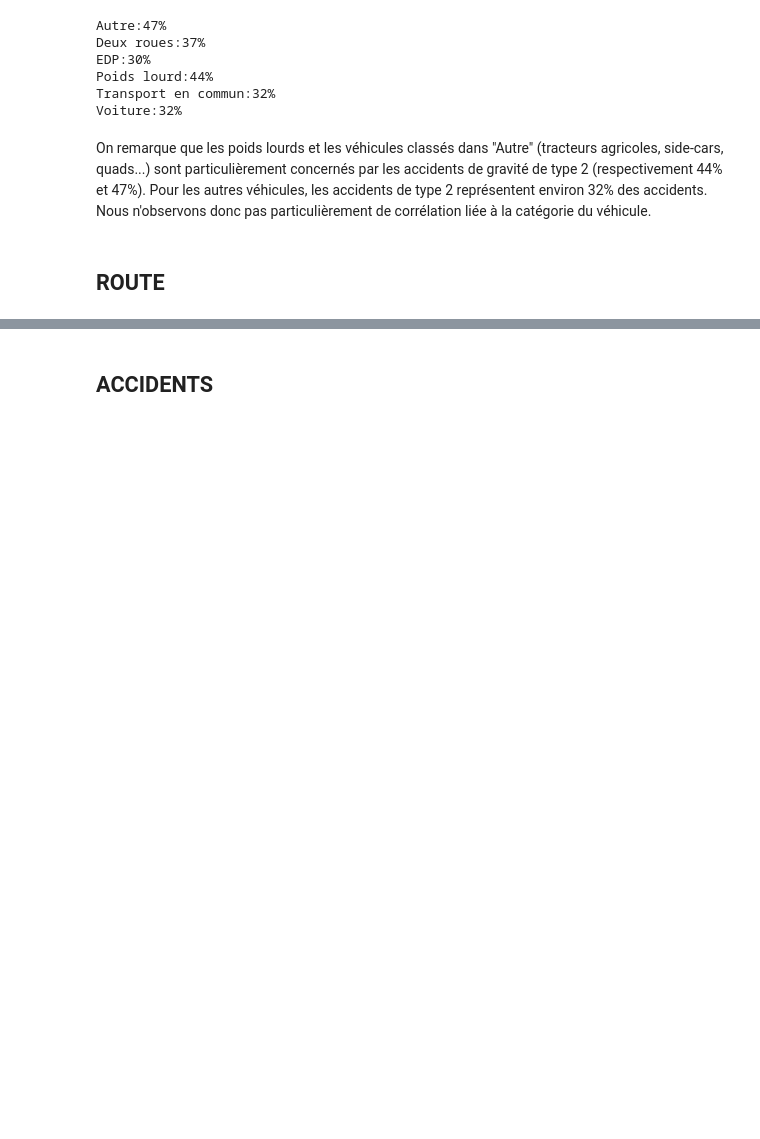
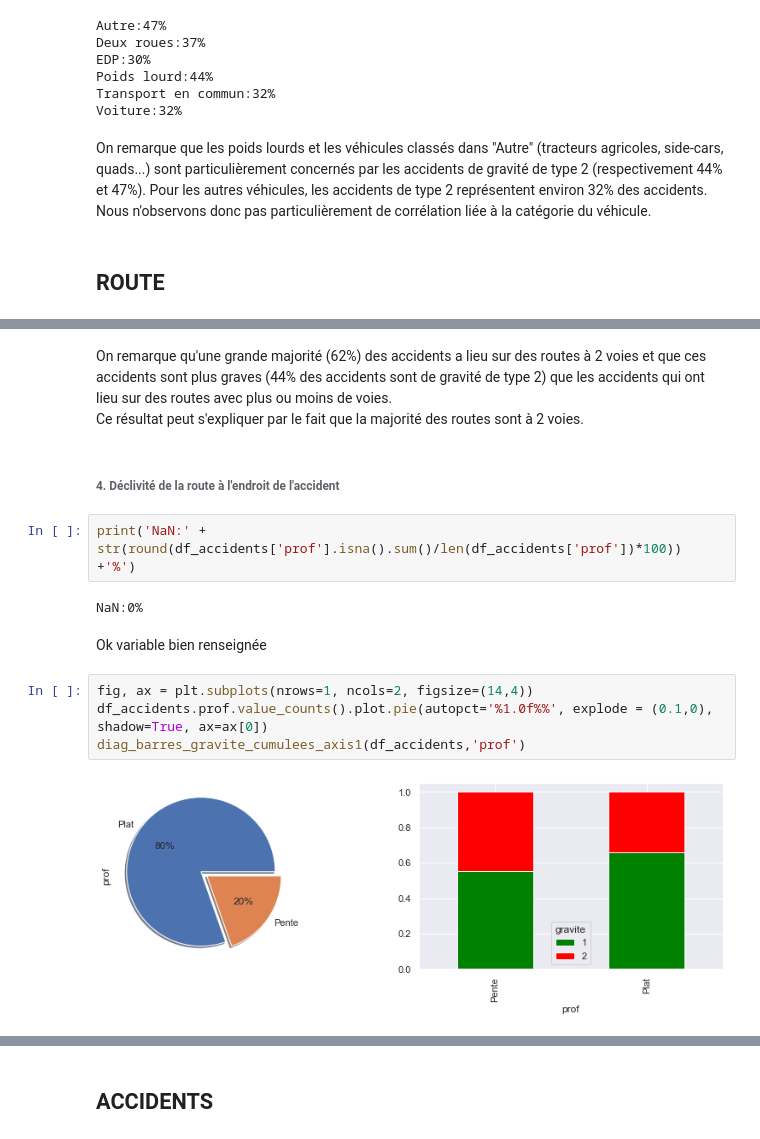
Before and after one commit to Clotilde-23/Accidents-corporels, a Jupyter notebook: Statistiques_descriptives.ipynb, the cells around one changed output, grey strips where cells are left out. Cells and saved outputs as stored; diff of their text form; blank space fills up the shorter version.

```diff
--- a/Statistiques_descriptives.ipynb
+++ b/Statistiques_descriptives.ipynb
@@ -190,0 +274,17 @@ On remarque que les poids lourds et les véhicules classés dans "Autre" (tracte
+# %% [markdown]
+On remarque qu'une grande majorité (62%) des accidents a lieu sur des routes à 2 voies et que ces accidents sont plus graves (44% des accidents sont de gravité de type 2) que les accidents qui ont lieu sur des routes avec plus ou moins de voies.
+Ce résultat peut s'expliquer par le fait que la majorité des routes sont à 2 voies.
+# %% [markdown]
+###### 4. Déclivité de la route à l'endroit de l'accident
+# %%
+print('NaN:' + str(round(df_accidents['prof'].isna().sum()/len(df_accidents['prof'])*100)) +'%')
+# %% [output]
+NaN:0%
+# %% [markdown]
+Ok variable bien renseignée
+# %%
+fig, ax = plt.subplots(nrows=1, ncols=2, figsize=(14,4))
+df_accidents.prof.value_counts().plot.pie(autopct='%1.0f%%', explode = (0.1,0), shadow=True, ax=ax[0])
+diag_barres_gravite_cumulees_axis1(df_accidents,'prof')
+# %% [output]
+[figure, added]
```
Also changed, not shown: parts of 43 cells of this notebook.
